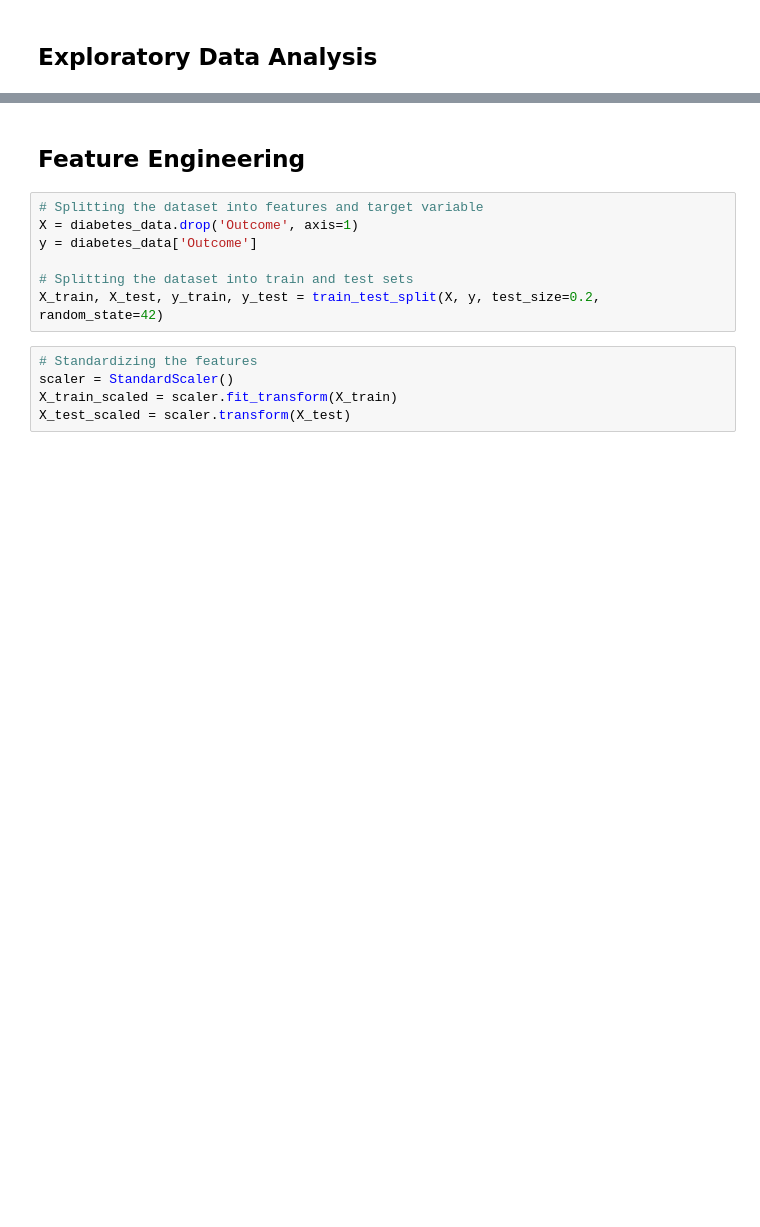
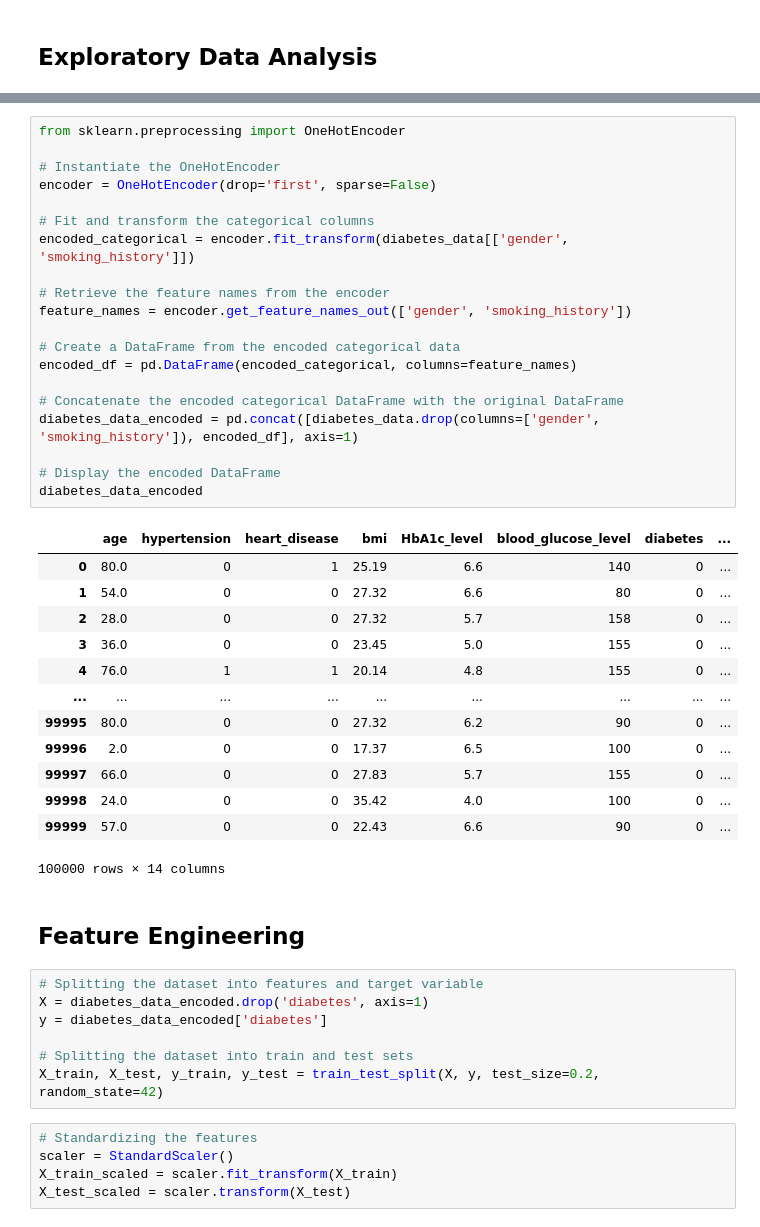
Before and after one commit to MbuviM/Diabetes-Prediction-Machine-Learning-Model, a Jupyter notebook: CNN_model.ipynb, the cells around one changed output, grey strips where cells are left out. Saved outputs shown, nothing was run; the diff lists cells and outputs as text; blank space fills up the shorter version.

```diff
--- a/CNN_model.ipynb
+++ b/CNN_model.ipynb
@@ -66,9 +62,43 @@ plt.show()
+# %%
+from sklearn.preprocessing import OneHotEncoder
+
+# Instantiate the OneHotEncoder
+encoder = OneHotEncoder(drop='first', sparse=False)
+
+# Fit and transform the categorical columns
+encoded_categorical = encoder.fit_transform(diabetes_data[['gender', 'smoking_history']])
+
+# Retrieve the feature names from the encoder
+feature_names = encoder.get_feature_names_out(['gender', 'smoking_history'])
+
+# Create a DataFrame from the encoded categorical data
+encoded_df = pd.DataFrame(encoded_categorical, columns=feature_names)
+
+# Concatenate the encoded categorical DataFrame with the original DataFrame
+diabetes_data_encoded = pd.concat([diabetes_data.drop(columns=['gender', 'smoking_history']), encoded_df], axis=1)
+
+# Display the encoded DataFrame
+diabetes_data_encoded
+# %% [output]
+|  | age | hypertension | heart_disease | bmi | HbA1c_level | blood_glucose_level | diabetes | ... |
+| 0 | 80.0 | 0 | 1 | 25.19 | 6.6 | 140 | 0 | ... |
+| 1 | 54.0 | 0 | 0 | 27.32 | 6.6 | 80 | 0 | ... |
+| 2 | 28.0 | 0 | 0 | 27.32 | 5.7 | 158 | 0 | ... |
+| 3 | 36.0 | 0 | 0 | 23.45 | 5.0 | 155 | 0 | ... |
+| 4 | 76.0 | 1 | 1 | 20.14 | 4.8 | 155 | 0 | ... |
+| ... | ... | ... | ... | ... | ... | ... | ... | ... |
+| 99995 | 80.0 | 0 | 0 | 27.32 | 6.2 | 90 | 0 | ... |
+| 99996 | 2.0 | 0 | 0 | 17.37 | 6.5 | 100 | 0 | ... |
+| 99997 | 66.0 | 0 | 0 | 27.83 | 5.7 | 155 | 0 | ... |
+| 99998 | 24.0 | 0 | 0 | 35.42 | 4.0 | 100 | 0 | ... |
+| 99999 | 57.0 | 0 | 0 | 22.43 | 6.6 | 90 | 0 | ... |
+100000 rows × 14 columns
 # %% [markdown]
 ## Feature Engineering
 # %%
 # Splitting the dataset into features and target variable
-X = diabetes_data.drop('Outcome', axis=1)
-y = diabetes_data['Outcome']
+X = diabetes_data_encoded.drop('diabetes', axis=1)
+y = diabetes_data_encoded['diabetes']
 
 # Splitting the dataset into train and test sets
 X_train, X_test, y_train, y_test = train_test_split(X, y, test_size=0.2, random_state=42)
```
Also changed, not shown: parts of 7 cells of this notebook.
